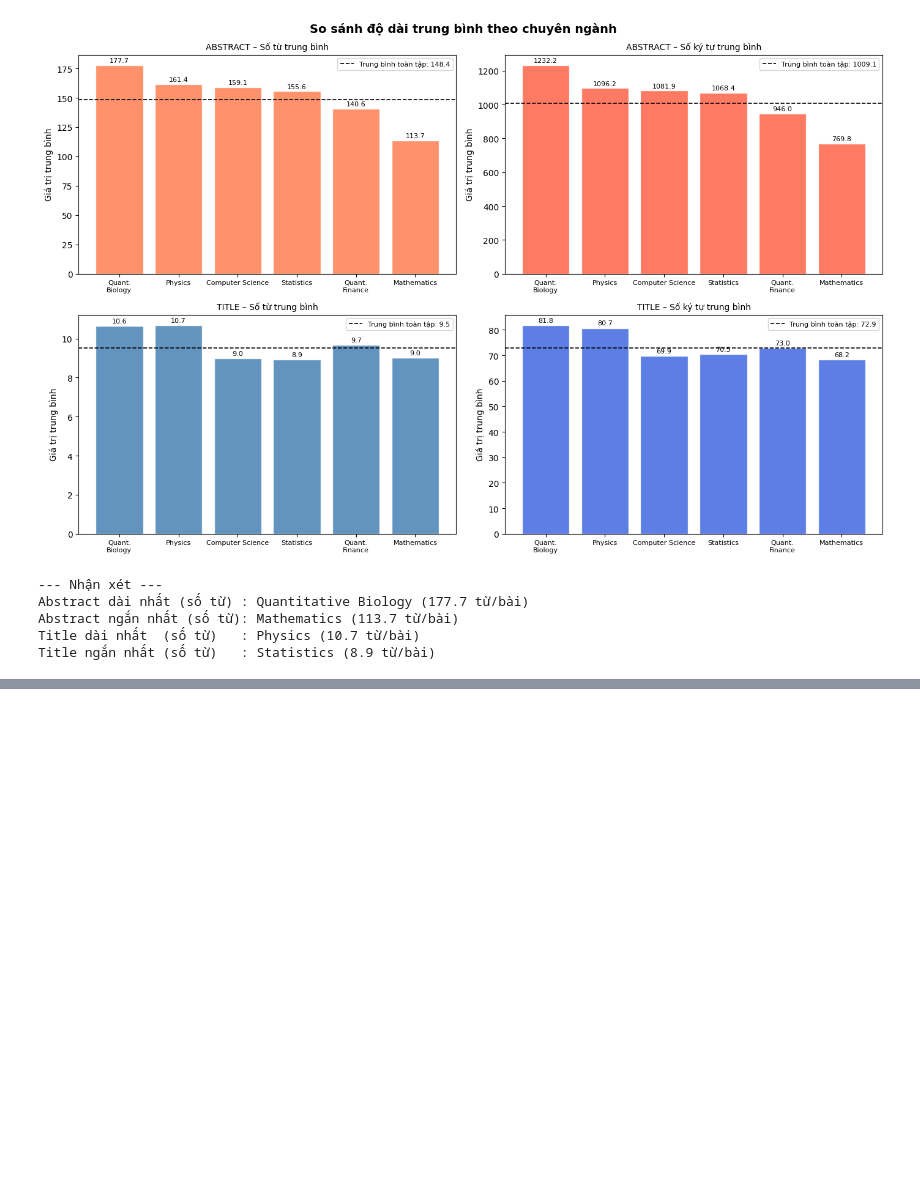
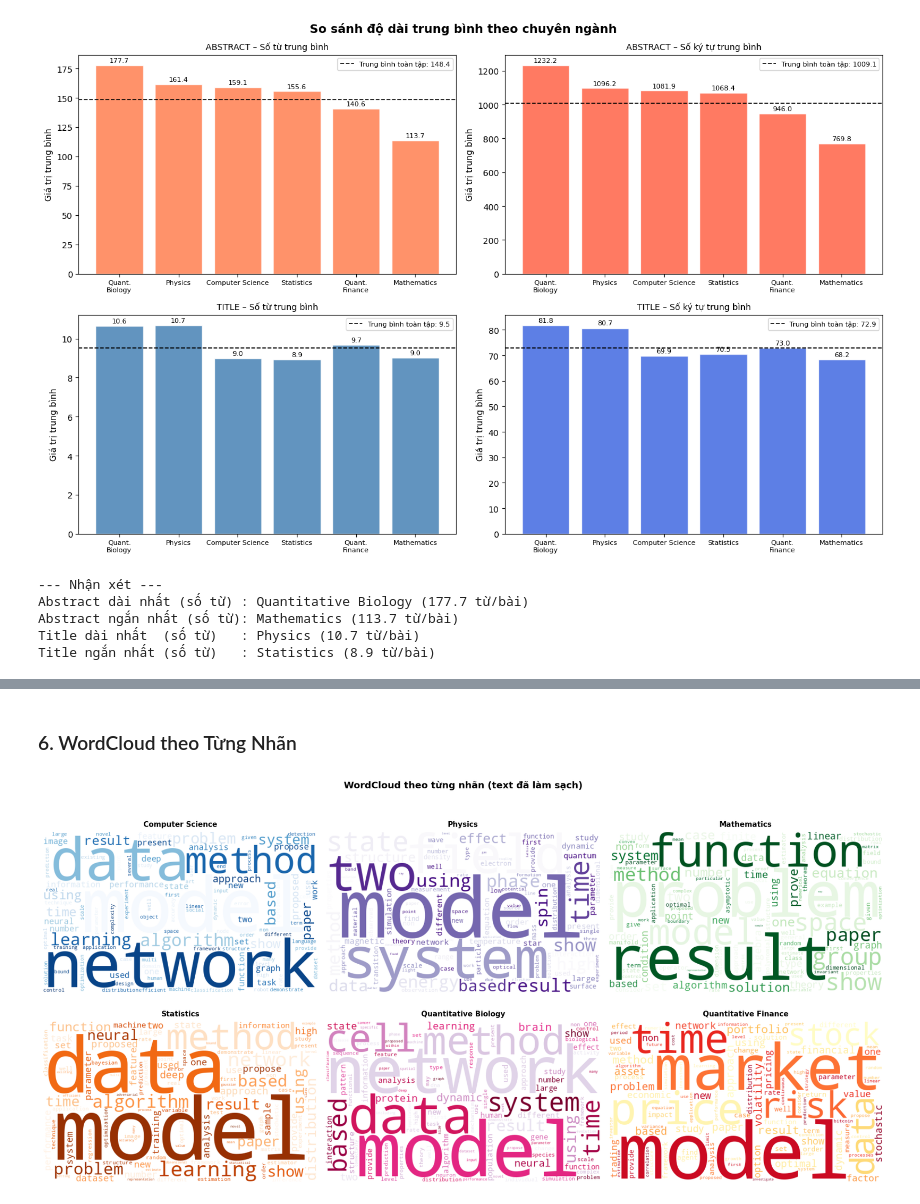
Before and after one commit to phngan05/ML-Assignment, a Jupyter notebook: notebooks/main.ipynb, the cells around one changed output, grey strips where cells are left out. Saved outputs shown, nothing was run; the diff lists cells and outputs as text; code cells hidden in the pictures; blank space fills up the shorter version.

```diff
--- a/notebooks/main.ipynb
+++ b/notebooks/main.ipynb
@@ -350,0 +544,33 @@ Title ngắn nhất (số từ)   : Statistics (8.9 từ/bài)
+# %% [markdown]
+### 6. WordCloud theo Từng Nhãn
+# %%
+!pip install wordcloud --quiet
+
+from wordcloud import WordCloud
+import matplotlib.pyplot as plt
+
+def make_wordcloud(text, title, ax, colormap="viridis"):
+    wc = WordCloud(
+        width=600, height=350,
+        background_color="white",
+        max_words=100,
+        colormap=colormap,
+        collocations=False,
+    ).generate(text if text.strip() else "no data")
+    ax.imshow(wc, interpolation="bilinear")
+    ax.set_title(title, fontsize=11, fontweight="bold", pad=8)
+    ax.axis("off")
+
+palette = ["Blues_r", "Purples_r", "Greens_r", "Oranges_r", "PuRd_r", "YlOrRd_r"]
+
+fig, axes = plt.subplots(2, 3, figsize=(18, 9))
+fig.suptitle("WordCloud theo từng nhãn (text đã làm sạch)", fontsize=14, fontweight="bold", y=1.01)
+
+for ax, label, cmap in zip(axes.flatten(), label_columns, palette):
+    text = " ".join(df_clean[df_clean[label] == 1]["text_clean"].dropna())
+    make_wordcloud(text, label, ax, cmap)
+
+plt.tight_layout()
+plt.show()
+# %% [output]
+[figure, added]
```
Also changed, not shown: parts of 12 cells of this notebook.
